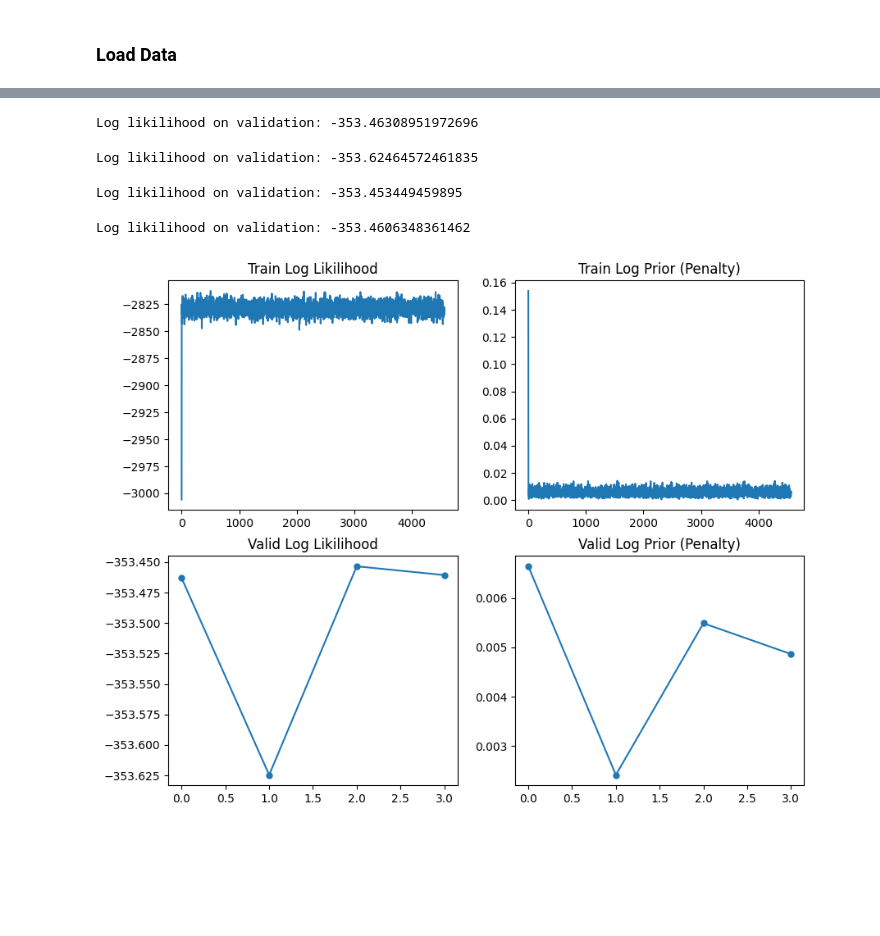
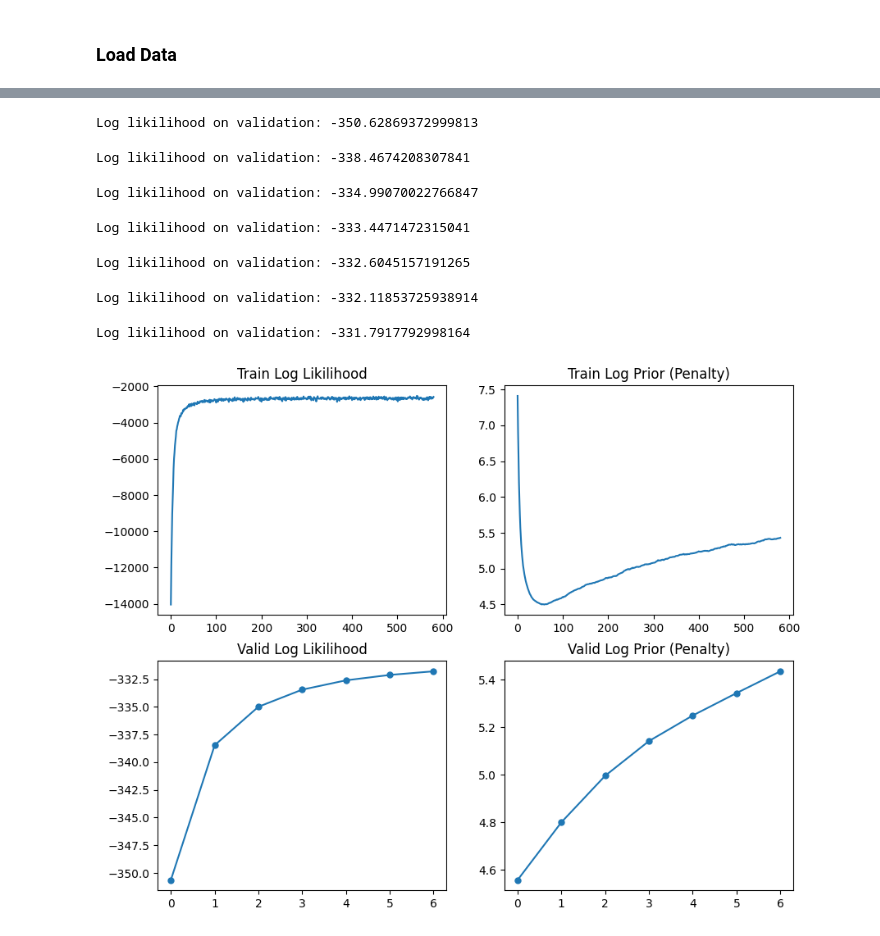
Before and after one commit to Lyric98/probML6701, a Jupyter notebook: hw1/hw1.ipynb, the cells around one changed output, grey strips where cells are left out. Cells and saved outputs as stored; diff of their text form; code cells hidden in the pictures; blank space fills up the shorter version.

```diff
--- a/hw1/hw1.ipynb
+++ b/hw1/hw1.ipynb
@@ -37,4 +31,4 @@ print(ts.head())
 # %%
 # select columns
-ts = ts[['HImaxF_PopW', 'alert']]
+ts = ts[['HImaxF_PopW', 'weekday', "X", "Y", "month", 'alert']]
 # %%
@@ -63,0 +98,5 @@ data = preprosess(ts)
+# %%
+# change data true false to 1 0
+data = data.replace(True, 1)
+data = data.replace(False, 0)
+print(data.head())
@@ -64,5 +128,8 @@ data = preprosess(ts)
+# %%
+#change the column order
+data = data[['longitude', 'latitude', 'HImaxF_PopW', 'weekday_0.0', 'weekday_1.0', 'month_4.0', 'month_5.0', 'month_6.0', 'month_7.0', 'month_8.0', 'month_9.0', 'month_10.0', 'alert']]
 # %%
-def split_ds(df, split_ratio=[0.7, 0.15]):
+def split_ds(df, split_ratio=[0.8, 0.1]):
 
     np.random.seed(2)
     df = df.sample(frac=1)
@@ -94,10 +157,10 @@ set_seed()
 
 ## hyper parameters
 args = dict(
-    batchsize = 4096,
+    batchsize = 8192,
     lamb = 0.5,
-    n_epochs = 4,
-    lr = 1e-3,
+    n_epochs = 7,
+    lr = 1e-4,
     verbose=True,
 )
 
@@ -139,7 +202,7 @@ def main(data, args):
 
     ## data
     train_loader = torch.utils.data.DataLoader(train, batch_size=batchsize, shuffle=True, drop_last=True)
-    valid_loader = torch.utils.data.DataLoader(valid, batch_size=512, drop_last=True)
+    valid_loader = torch.utils.data.DataLoader(valid, batch_size=1024, drop_last=True)
 
     ## model and optimizer
     beta = nn.Parameter(torch.normal(mean=torch.zeros(n_feat), std=torch.ones(n_feat)/lamb))
@@ -151,38 +214,41 @@ def main(data, args):
     best = {"LL": -np.inf, "epoch":0, "model":[beta]}
     for epoch in range(n_epochs):
         train_epoch(epoch, train_loader, beta, opt, train_ll, args)
         res = eval_epoch(epoch, valid_loader, beta, "Valid", args)
         valid_ll["LL"].append(np.mean(res["LL"]))
         valid_ll["penalty"].append(np.mean(res["penalty"]))
         LL = np.mean(res["LL"]) # + np.mean(res["penalty"])
         if args["verbose"]:
             print(f"Log likilihood on validation: {LL}")
         if LL > best["LL"]:
             best["LL"] = np.mean(res["LL"]) + np.mean(res["penalty"])
             best["epoch"] = epoch
             best["model"] = copy.deepcopy(beta)
 
     ## plot
     train_ll = pd.DataFrame(train_ll)
     valid_ll = pd.DataFrame(valid_ll)
     if args["verbose"]:
         fig, axes = plt.subplots(2,2, figsize=(10,8))
         axes = axes.flatten()
         _ = train_ll.LL.plot(title="Train Log Likilihood", ax=axes[0])
         _ = train_ll.penalty.plot(title="Train Log Prior (Penalty)", ax=axes[1])
 
         _ = valid_ll.LL.plot(title="Valid Log Likilihood", ax=axes[2], ms=5, style="-o")
         _ = valid_ll.penalty.plot(title="Valid Log Prior (Penalty)", ax=axes[3], ms=5, style="-o")
 
     return valid_ll, best
 
 t, best = main(data, args)
 # %% [output]
-Log likilihood on validation: -353.46308951972696
+Log likilihood on validation: -350.62869372999813
-Log likilihood on validation: -353.62464572461835
+Log likilihood on validation: -338.4674208307841
-Log likilihood on validation: -353.453449459895
+Log likilihood on validation: -334.99070022766847
-Log likilihood on validation: -353.4606348361462
+Log likilihood on validation: -333.4471472315041
+Log likilihood on validation: -332.6045157191265
+Log likilihood on validation: -332.11853725938914
+Log likilihood on validation: -331.7917792998164
-[figure, old version]
+[figure, new version]
 # %%
 res = pd.DataFrame(best["model"].detach().numpy(), index=data.columns[:-1], columns=["coef"])
 print(res.to_latex())
```
Also changed, not shown: parts of 8 cells of this notebook, 4 other files.
